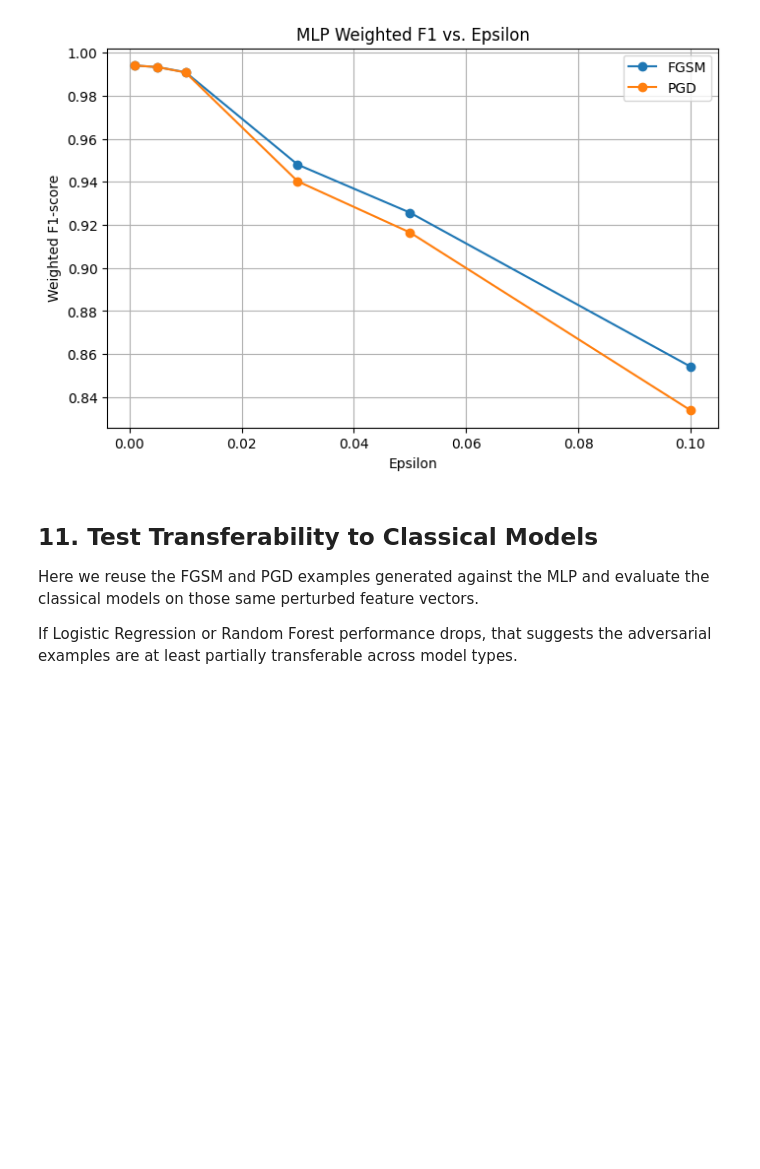
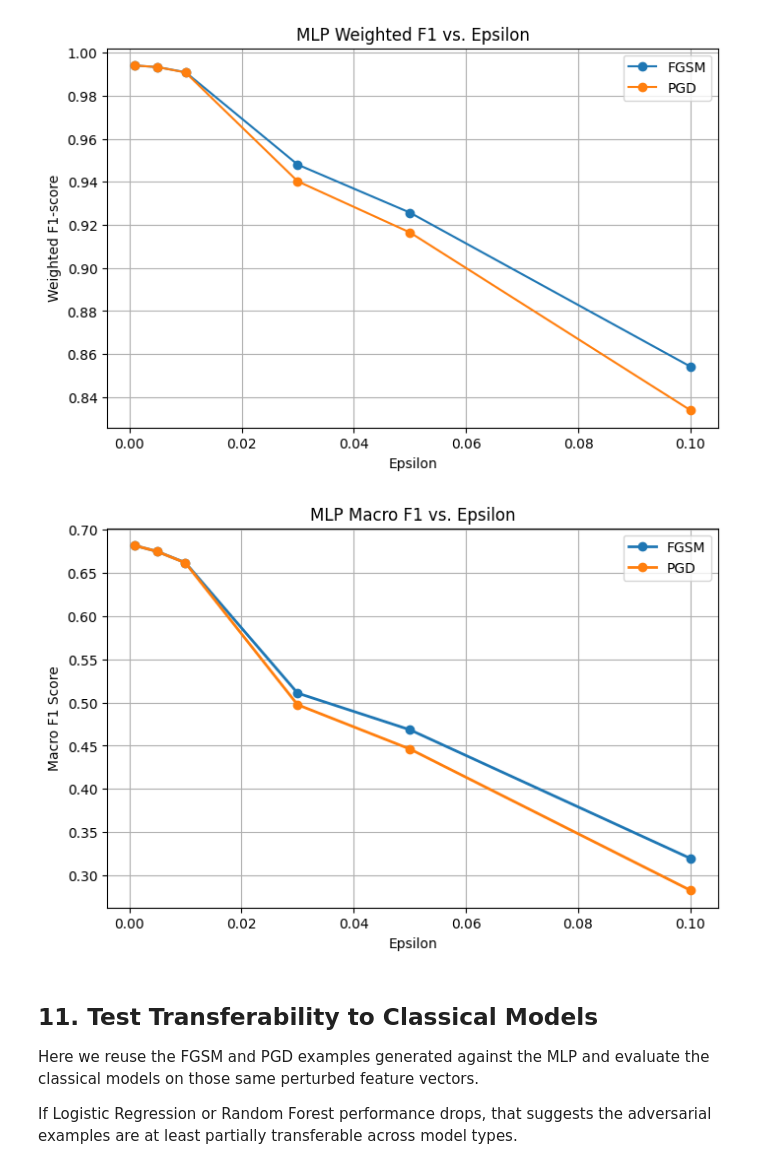
Before and after one commit to Nash12580/CSC429Project, a Jupyter notebook: Intrusion-Detection-CICIDS2017/ids_adversarial_notebook_deliverable2.ipynb, the cells around one changed output. Cells and saved outputs as stored; diff of their text form; code cells hidden in the pictures; blank space fills up the shorter version.

```diff
--- a/Intrusion-Detection-CICIDS2017/ids_adversarial_notebook_deliverable2.ipynb
+++ b/Intrusion-Detection-CICIDS2017/ids_adversarial_notebook_deliverable2.ipynb
@@ -1064,6 +1078,29 @@ plt.grid(True)
 plt.show()
 # %% [output]
 [figure]
+# %%
+plt.figure(figsize=(8, 5))
+
+for attack in epsilon_sweep_df["attack"].unique():
+    subset = epsilon_sweep_df[epsilon_sweep_df["attack"] == attack]
+    plt.plot(
+        subset["epsilon"],
+        subset["macro_f1"],
+        marker="o",
+        linewidth=2,
+        label=attack
+    )
+
+plt.xlabel("Epsilon")
+plt.ylabel("Macro F1 Score")
+plt.title("MLP Macro F1 vs. Epsilon")
+plt.legend()
+plt.grid(True)
+
+plt.savefig("macro_f1_vs_epsilon.png", dpi=300, bbox_inches="tight")
+plt.show()
+# %% [output]
+[figure, added]
 # %% [markdown]
 ## 11. Test Transferability to Classical Models
 
```
Also changed, not shown: parts of 9 cells of this notebook.
